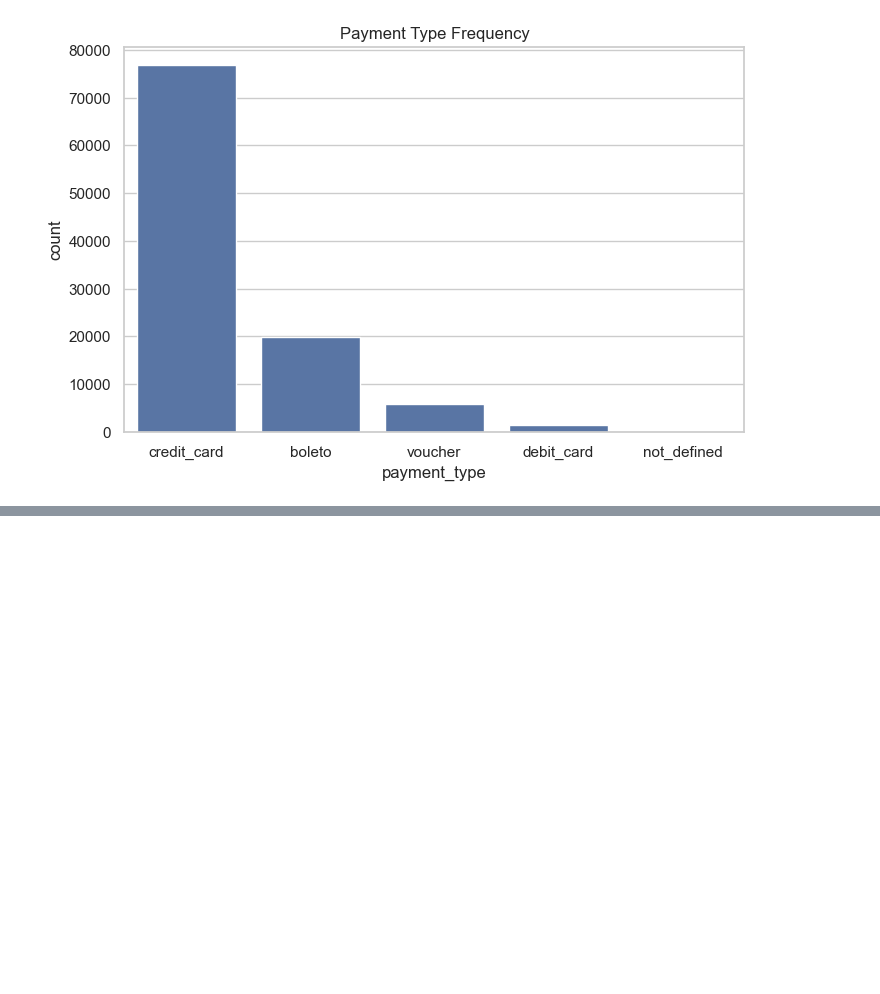
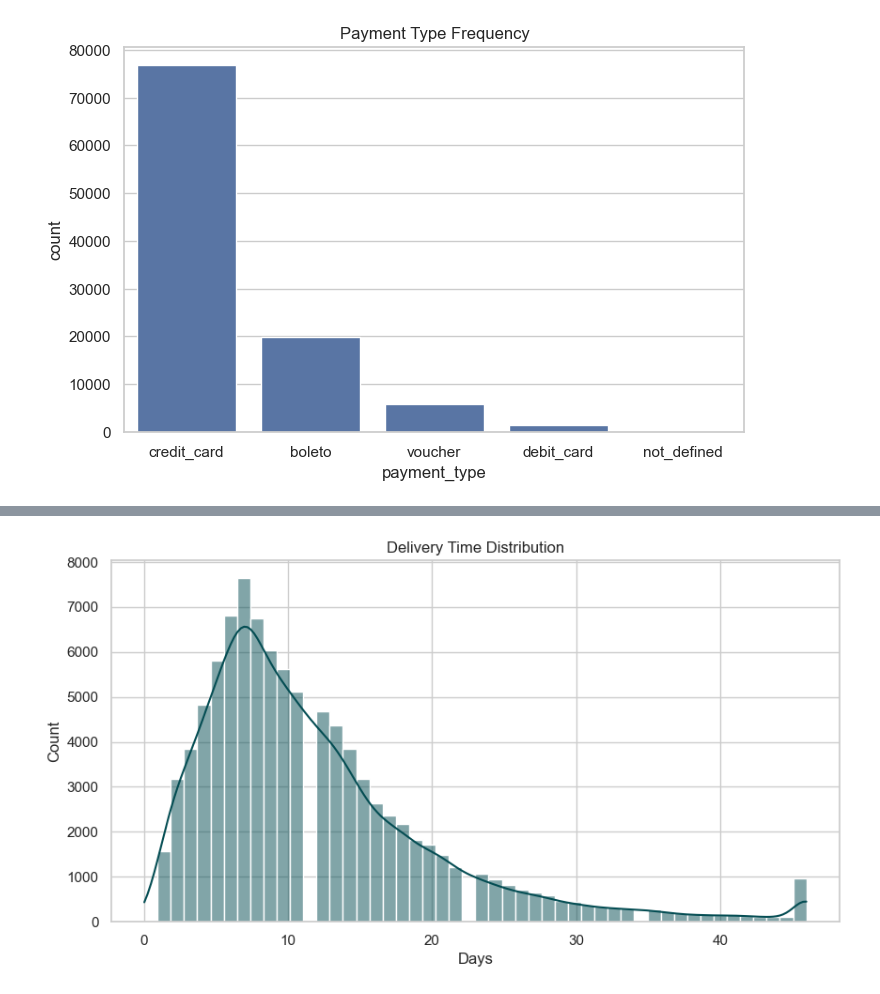
Before and after one commit to AliyarBhos/data-science-journey, a Jupyter notebook: 03_exploratory_data_analysis_and_visualization/olist_eda.ipynb, the cells around one changed output, grey strips where cells are left out. Drawn from its saved outputs; the diff is of its cells as text; code cells hidden in the pictures; blank space fills up the shorter version.

```diff
--- a/03_exploratory_data_analysis_and_visualization/olist_eda.ipynb
+++ b/03_exploratory_data_analysis_and_visualization/olist_eda.ipynb
@@ -167,0 +191,8 @@ plt.show()
+# %%
+fig, ax = plt.subplots(figsize=(10, 5))
+sns.histplot(delivered['delivery_days'].clip(upper=delivered['delivery_days'].quantile(0.99)), bins=50, kde=True, ax=ax, color="#044D53")
+ax.set_title('Delivery Time Distribution')
+ax.set_xlabel('Days')
+plt.show()
+# %% [output]
+[figure, added]
```
Also changed, not shown: parts of 5 cells of this notebook.
